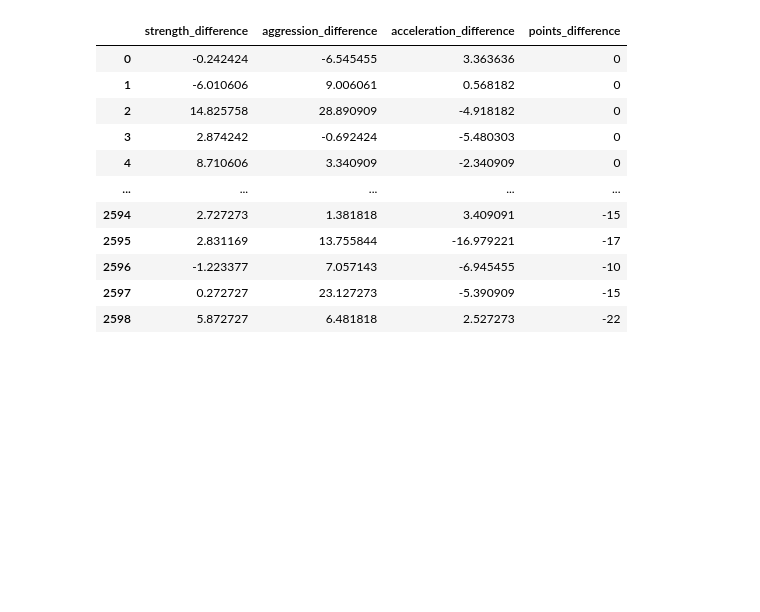
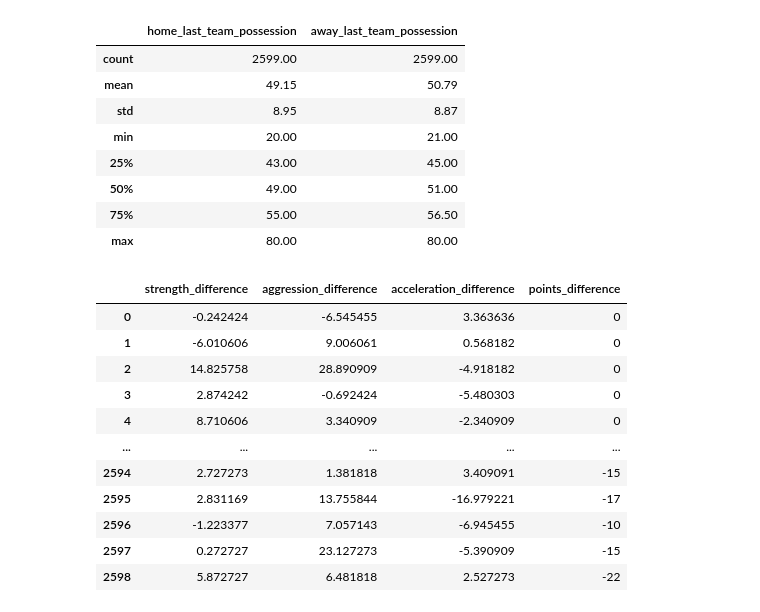
Before and after one commit to kamil0920/football_result_prediction-v2, a Jupyter notebook: src/eda.ipynb, the cells around one changed output. Drawn from its saved outputs; the diff is of its cells as text; code cells hidden in the pictures; blank space fills up the shorter version.

```diff
--- a/src/eda.ipynb
+++ b/src/eda.ipynb
@@ -104,3 +107,15 @@ y_tst = df_tst["result_match"]
+# %%
+X_trn.filter(like='possession').describe().round(2)
+# %% [output]
+|  | home_last_team_possession | away_last_team_possession |
+| count | 2599.00 | 2599.00 |
+| mean | 49.15 | 50.79 |
+| std | 8.95 | 8.87 |
+| min | 20.00 | 21.00 |
+| 25% | 43.00 | 45.00 |
+| 50% | 49.00 | 51.00 |
+| 75% | 55.00 | 56.50 |
+| max | 80.00 | 80.00 |
 # %%
 X_trn.filter(like="difference")
 # %% [output]
```
Also changed, not shown: parts of 7 cells of this notebook, 2 other files.
